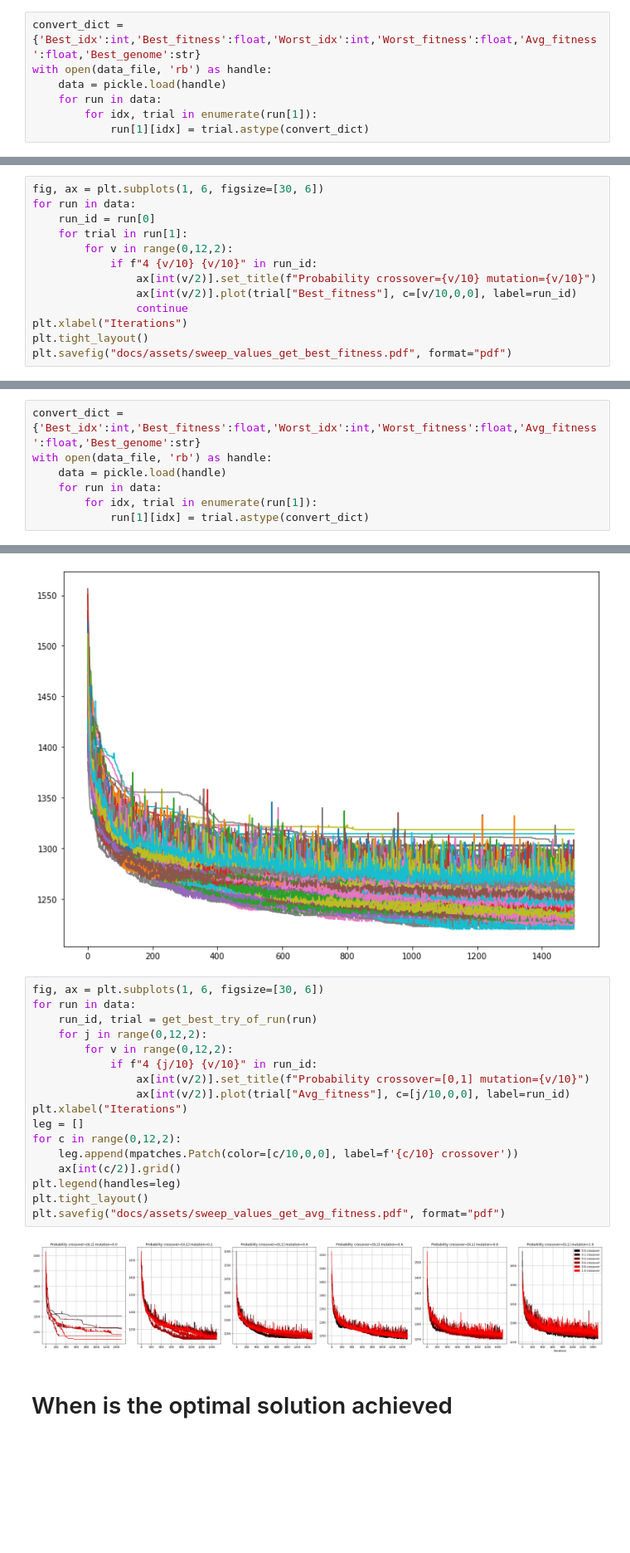
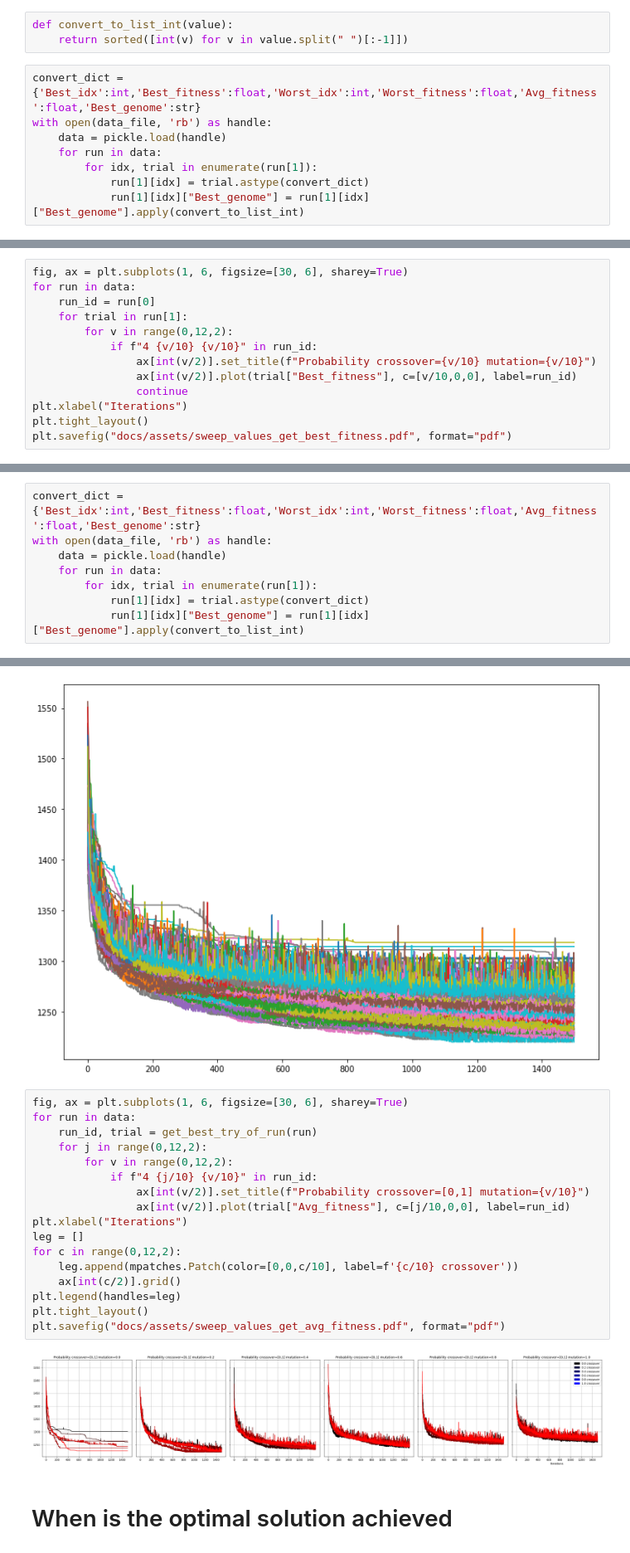
Before and after one commit to sorny92/genetic_algorithm, a Jupyter notebook: data_analysis.ipynb, the cells around one changed output, grey strips where cells are left out. Shown at 83% size. Drawn from its saved outputs; the diff is of its cells as text; blank space fills up the shorter version.

```diff
--- a/data_analysis.ipynb
+++ b/data_analysis.ipynb
@@ -3,5 +4,8 @@ import pickle
 # %%
 data_file = "results_5_10_25_individuals.pickle"
+# %%
+def convert_to_list_int(value):
+    return sorted([int(v) for v in value.split(" ")[:-1]])
 # %%
 convert_dict = {'Best_idx':int,'Best_fitness':float,'Worst_idx':int,'Worst_fitness':float,'Avg_fitness':float,'Best_genome':str}
 with open(data_file, 'rb') as handle:
@@ -9,6 +13,7 @@ with open(data_file, 'rb') as handle:
     for run in data:
         for idx, trial in enumerate(run[1]):
             run[1][idx] = trial.astype(convert_dict)
+            run[1][idx]["Best_genome"] = run[1][idx]["Best_genome"].apply(convert_to_list_int)
 # %%
 def get_best_try_of_run(run):
     best_value = None
@@ -67,7 +72,7 @@ plt.savefig("docs/assets/max_cross_mut.pdf", format="pdf")
 # %% [output]
 [figure]
 # %%
-fig, ax = plt.subplots(1, 6, figsize=[30, 6])
+fig, ax = plt.subplots(1, 6, figsize=[30, 6], sharey=True)
 for run in data:
     run_id = run[0]
     for trial in run[1]:
@@ -90,6 +95,7 @@ with open(data_file, 'rb') as handle:
     for run in data:
         for idx, trial in enumerate(run[1]):
             run[1][idx] = trial.astype(convert_dict)
+            run[1][idx]["Best_genome"] = run[1][idx]["Best_genome"].apply(convert_to_list_int)
 # %%
 fig, ax = plt.subplots(figsize=[10, 7])
 for run in data:
@@ -103,23 +109,23 @@ plt.savefig("docs/assets/all_runs_02.pdf", format="pdf")
 # %% [output]
 [figure]
 # %%
-fig, ax = plt.subplots(1, 6, figsize=[30, 6])
+fig, ax = plt.subplots(1, 6, figsize=[30, 6], sharey=True)
 for run in data:
     run_id, trial = get_best_try_of_run(run)
     for j in range(0,12,2):
         for v in range(0,12,2):
             if f"4 {j/10} {v/10}" in run_id:
                 ax[int(v/2)].set_title(f"Probability crossover=[0,1] mutation={v/10}")
                 ax[int(v/2)].plot(trial["Avg_fitness"], c=[j/10,0,0], label=run_id)
 plt.xlabel("Iterations")
 leg = []
 for c in range(0,12,2):
-    leg.append(mpatches.Patch(color=[c/10,0,0], label=f'{c/10} crossover'))
+    leg.append(mpatches.Patch(color=[0,0,c/10], label=f'{c/10} crossover'))
     ax[int(c/2)].grid()
 plt.legend(handles=leg)
 plt.tight_layout()
 plt.savefig("docs/assets/sweep_values_get_avg_fitness.pdf", format="pdf")
 # %% [output]
-[figure, old version]
+[figure, new version]
 # %% [markdown]
 # When is the optimal solution achieved
```
Also changed, not shown: parts of 7 cells of this notebook, 8 other files.
